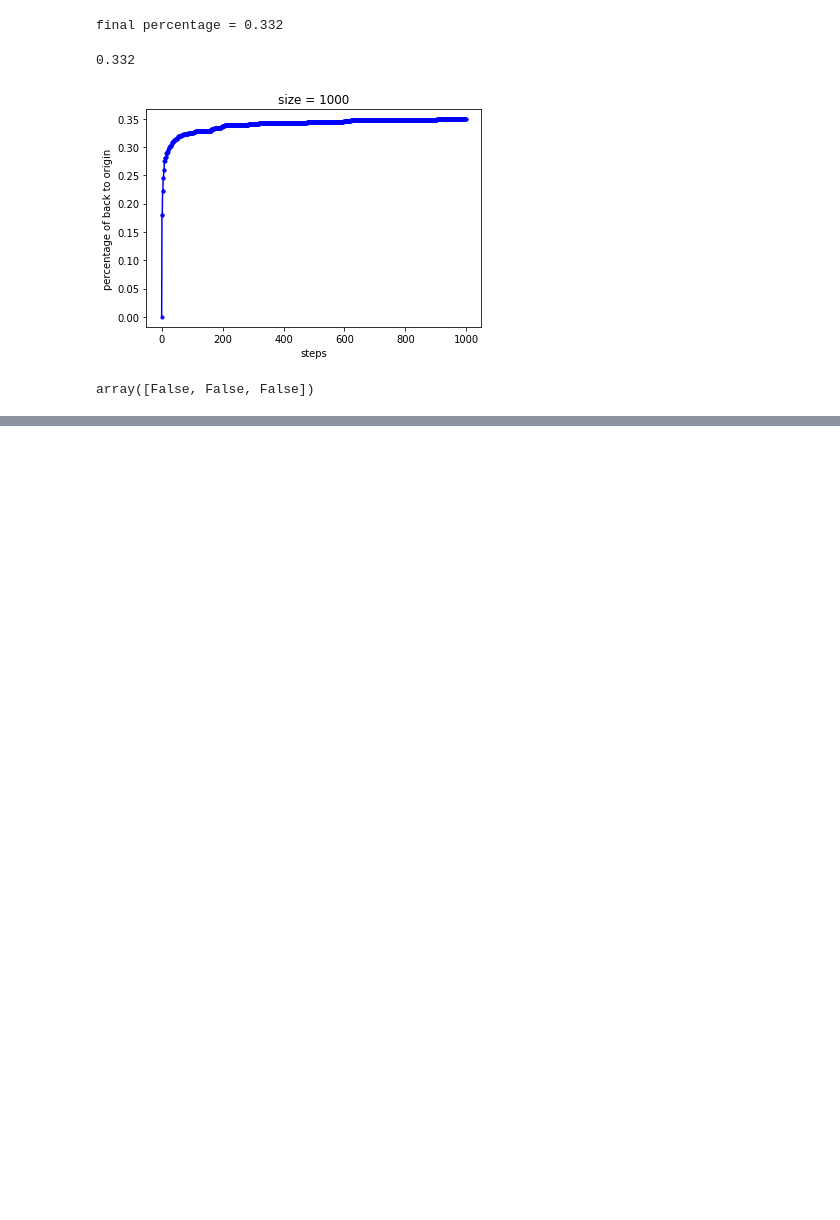
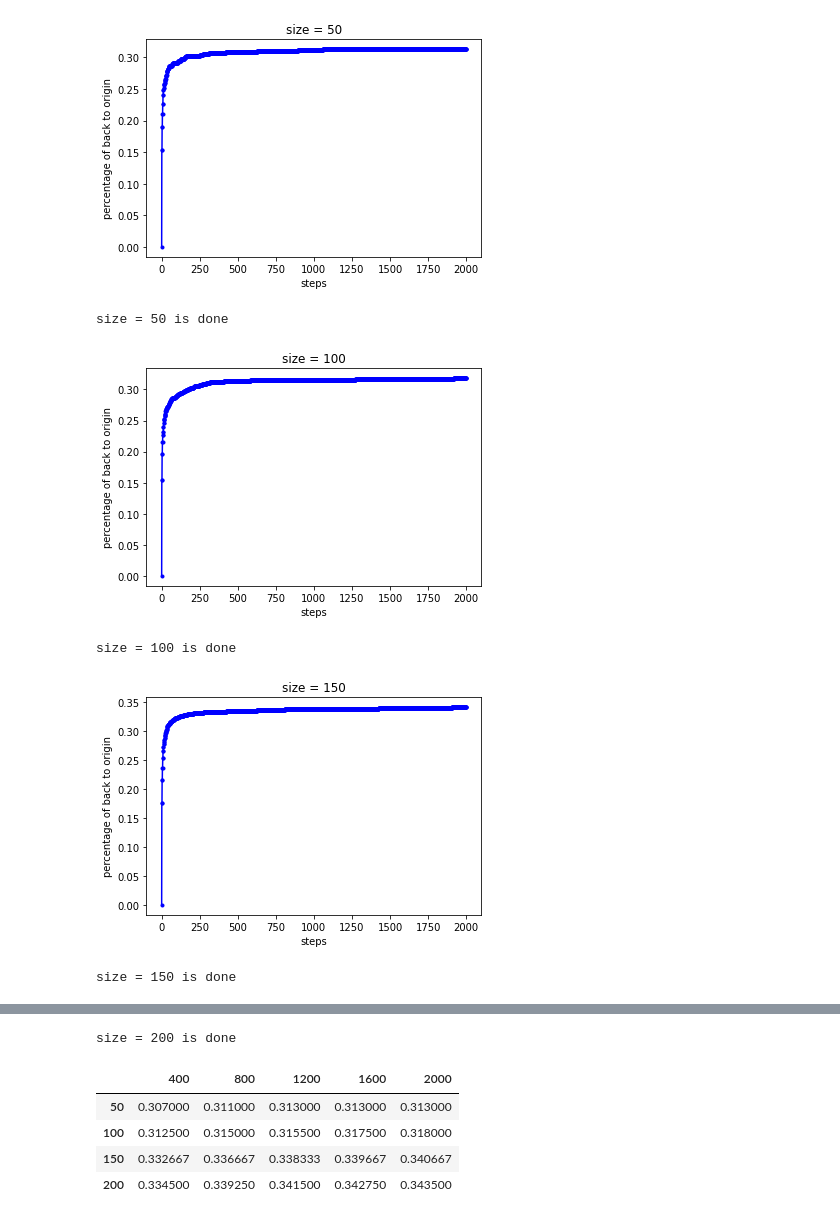
Before and after one commit to handsome12138/ComputerSimulationGit, a Jupyter notebook: Homework/hw5/hw5.ipynb, the cells around one changed output, grey strips where cells are left out. Cells and saved outputs as stored; diff of their text form; code cells hidden in the pictures; blank space fills up the shorter version.

```diff
--- a/Homework/hw5/hw5.ipynb
+++ b/Homework/hw5/hw5.ipynb
@@ -77,15 +78,17 @@ class batch_walk():
 
         self.p = count/self.size
         end_time = time.time()
-        print('run time = {}'.format(end_time - start_time))
+        # print('run time = {}'.format(end_time - start_time))
         # print('final percentage = {:.3f}'.format(self.p[-1]))
-        return self.p[-1]
+        return self.p
 
 
-    def plot_p(self, savepath=None):
+    def plot_p(self, p=None, savepath=None):
         plt.figure()
         x = np.arange(self.n)
-        plt.plot(x, self.p, 'b.-')
+        if p is None:
+            p = self.p
+        plt.plot(x, p, 'b.-')
         plt.xlabel('steps')
         plt.ylabel('percentage of back to origin')
         plt.title('size = {:}'.format(self.size))
@@ -99,18 +98,34 @@ W.rand_walk(100)
-# %%
-size = 500
-n = 10000
-B = batch_walk(size)
-B.test(n)
-# %% [output]
-final percentage = 0.332
-0.332
-# %%
-B.plot_p('rand_move_{:}_{:}.jpg'.format(size,n))
-# %% [output]
-[figure, removed]
-# %%
-a = np.array([0,2,1])
-b = np.arange(9).reshape(3,3)
-(a==b).all(axis=1)
-# %% [output]
-array([False, False, False])
+# %%
+def para_test(size, step, N):
+    p = np.zeros(step)
+    for _ in range(N):
+        B = batch_walk(size)
+        p += B.test(step)
+    p /= N
+    B.plot_p(p=p, savepath='rand_move_{:}_{:}_{:}.jpg'.format(size,step,N))
+    return p
+
+def paras_test(size_list, step_list, N):
+    df = pd.DataFrame(np.zeros((len(size_list), len(step_list))))
+    for i,size in enumerate(size_list):
+        # for N in N_list:
+        p = para_test(size, step_list[-1], N)
+        df.loc[i,:] = p[step_list-1]
+        print('size = {} is done'.format(size))
+    df.index = size_list
+    df.columns = step_list
+    return df
+# %%
+size_list  = np.array([50*i for i in range(1, 5)])
+step_list = np.array([400 * i for i in range(1, 6)])
+N = 20
+
+df = paras_test(size_list, step_list, N)
+df
+# %% [output]
+[figure, added]
+size = 50 is done
+[figure, added]
+size = 100 is done
+[figure, added]
+size = 150 is done
@@ -116,0 +133,6 @@ array([False, False, False])
+size = 200 is done
+|  | 400 | 800 | 1200 | 1600 | 2000 |
+| 50 | 0.307000 | 0.311000 | 0.313000 | 0.313000 | 0.313000 |
+| 100 | 0.312500 | 0.315000 | 0.315500 | 0.317500 | 0.318000 |
+| 150 | 0.332667 | 0.336667 | 0.338333 | 0.339667 | 0.340667 |
+| 200 | 0.334500 | 0.339250 | 0.341500 | 0.342750 | 0.343500 |
```
Also changed, not shown: parts of 4 cells of this notebook, 13 other files.
